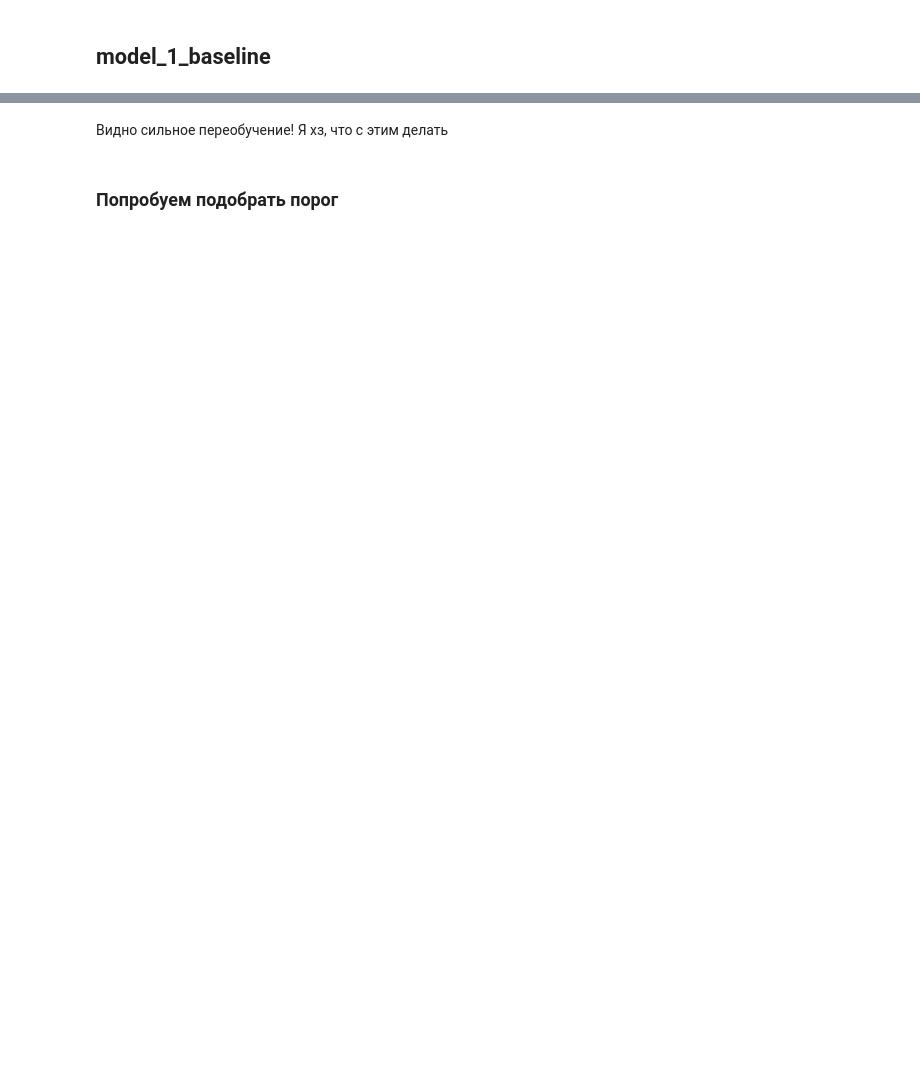
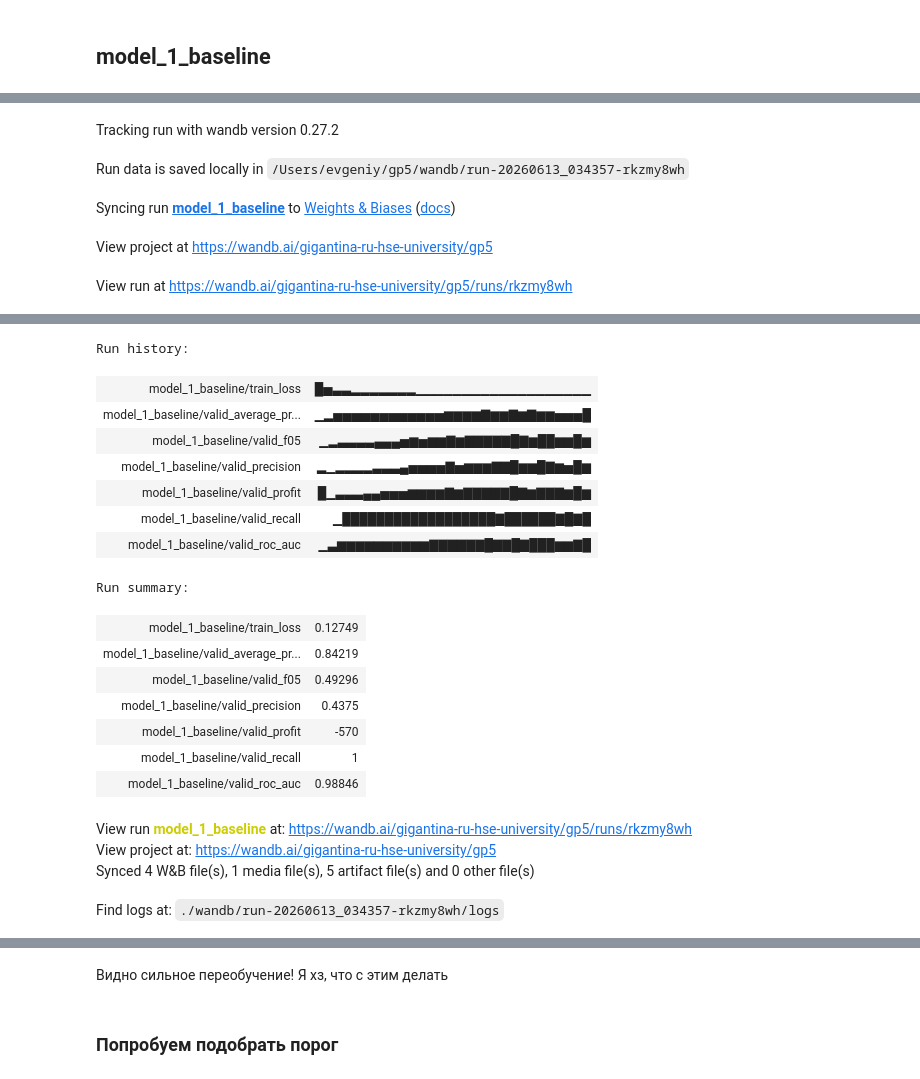
Before and after one commit to gigantina/gp-5, a Jupyter notebook: Part_2.ipynb, the cells around one changed output, grey strips where cells are left out. Drawn from its saved outputs; the diff is of its cells as text; code cells hidden in the pictures; blank space fills up the shorter version.

Commit message:
Advanced logging added and small corrections

```diff
--- a/Part_2.ipynb
+++ b/Part_2.ipynb
@@ -340,5 +334,23 @@ def train_model(
 
     return model, history
+# %%
+def save_results(model, name, log_file, run):
+    train_metrics = evaluate_model(model, X_train, y_train, threshold=0.5, name="Train")
+    test_metrics = evaluate_model(model, X_test, y_test, threshold=0.5, name="Test")
+    pickle.dump(model.state_dict(), open(f"models/{name}.pkl", 'wb'))
+    logging.info("Сохранили веса модели в папку models")
+
+    metric_keys = list(train_metrics.keys())
+
+    table = wandb.Table(columns=metric_keys)
+    table.add_data(*[train_metrics[i] for i in metric_keys])
+    table.add_data(*[test_metrics[i] for i in metric_keys])
+    wandb.log({'results': table})
+    artifact = wandb.Artifact(name=name, type="model", description=f"Тест логгирования модели: {name}")
+
+    artifact.add_file(f"models/{name}.pkl")
+    artifact.add_file(log_file)
+    run.log_artifact(artifact)
 # %% [markdown]
 ## model_1_baseline
 # %%
@@ -360,6 +372,21 @@ model_1 = nn.Sequential(
 loss_fn = nn.BCEWithLogitsLoss(pos_weight=pos_weight)
 optimizer = torch.optim.Adam(model_1.parameters(), lr=LR)
 
+config = {
+    "model": "MLP",
+    "optimizer": str(optimizer.__class__.__name__),
+    "task": "fraud_detection",
+    "epochs": EPOCHS,
+    "batch_size": BATCH_SIZE,
+    "lr": LR,
+    "pos_weight": pos_weight,
+    "loss": str(loss_fn.__class__.__name__),
+    "architecture": str(model_1)
+}
+
+run = wandb.init(project=WANDB_PROJECT, entity=WANDB_ENTITY, name="model_1_baseline", config=config)
+log_file = new_log_file()
+
 model_1, history_1 = train_model(
     model=model_1,
     train_loader=train_loader,
@@ -371,4 +398,9 @@ model_1, history_1 = train_model(
     threshold=0.5,
     model_name="model_1_baseline"
 )
+
+save_results(model_1, "model_1_baseline", log_file, run)
+
+
+run.finish()
 # %% [output]
@@ -375 +408,6 @@ model_1, history_1 = train_model(
+Tracking run with wandb version 0.27.2
+Run data is saved locally in /Users/evgeniy/gp5/wandb/run-20260613_034357-rkzmy8wh
+Syncing run model_1_baseline to Weights & Biases (docs)
+View project at https://wandb.ai/gigantina-ru-hse-university/gp5
+View run at https://wandb.ai/gigantina-ru-hse-university/gp5/runs/rkzmy8wh
 model_1_baseline | valid epoch 1
@@ -391,0 +431,20 @@ Recall: 0.0
+Run history:
+| model_1_baseline/train_loss | █▅▃▃▂▂▂▂▂▂▂▁▁▁▁▁▁▁▁▁▁▁▁▁▁▁▁▁▁▁ |
+| model_1_baseline/valid_average_pr... | ▁▂▅▅▅▅▅▅▅▅▅▅▅▅▆▆▆▆▇▆▆▇▆▇▆▆▅▅▅█ |
+| model_1_baseline/valid_f05 | ▁▂▃▃▃▃▄▄▄▅▆▅▆▆▇▆▇▇▇▇▇█▇▆██▆▆█▆ |
+| model_1_baseline/valid_precision | ▂▁▂▂▂▂▃▃▃▄▅▅▅▅▇▅▆▆▆▇▇█▆▆█▇▆▅█▆ |
+| model_1_baseline/valid_profit | █▁▃▃▃▄▄▅▅▅▆▆▆▆▇▆▇▇▇▇▇█▇▆▇▇▇▆█▆ |
+| model_1_baseline/valid_recall | ▁██████████████████▇██████▇█▇█ |
+| model_1_baseline/valid_roc_auc | ▁▃▆▆▆▆▆▆▆▆▆▆▇▇▇▇▇▇█▇▇█▇███▆▆▇█ |
+Run summary:
+| model_1_baseline/train_loss | 0.12749 |
+| model_1_baseline/valid_average_pr... | 0.84219 |
+| model_1_baseline/valid_f05 | 0.49296 |
+| model_1_baseline/valid_precision | 0.4375 |
+| model_1_baseline/valid_profit | -570 |
+| model_1_baseline/valid_recall | 1 |
+| model_1_baseline/valid_roc_auc | 0.98846 |
+View run model_1_baseline at: https://wandb.ai/gigantina-ru-hse-university/gp5/runs/rkzmy8wh
+View project at: https://wandb.ai/gigantina-ru-hse-university/gp5
+Synced 4 W&B file(s), 1 media file(s), 5 artifact file(s) and 0 other file(s)
+Find logs at: ./wandb/run-20260613_034357-rkzmy8wh/logs
```
Also changed, not shown: parts of 47 cells of this notebook.
